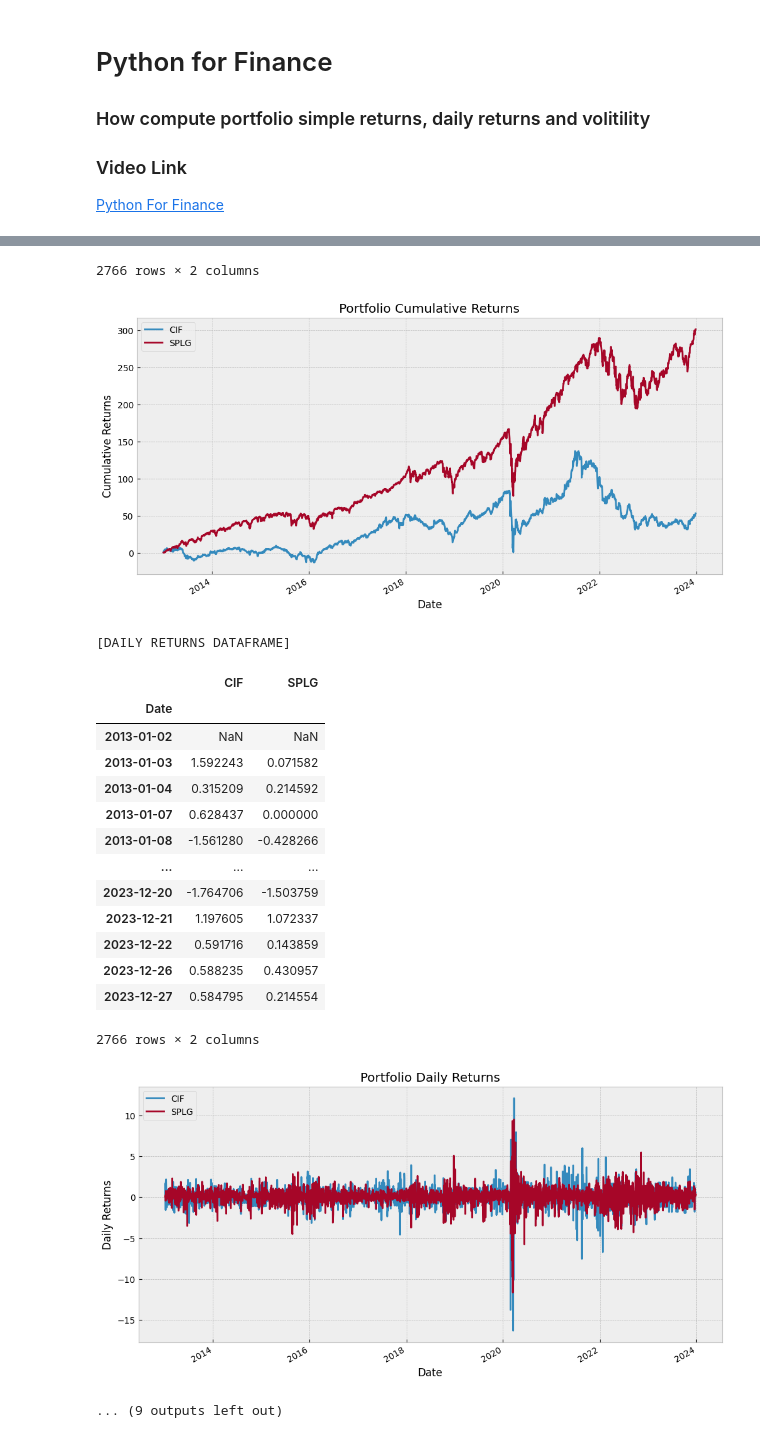
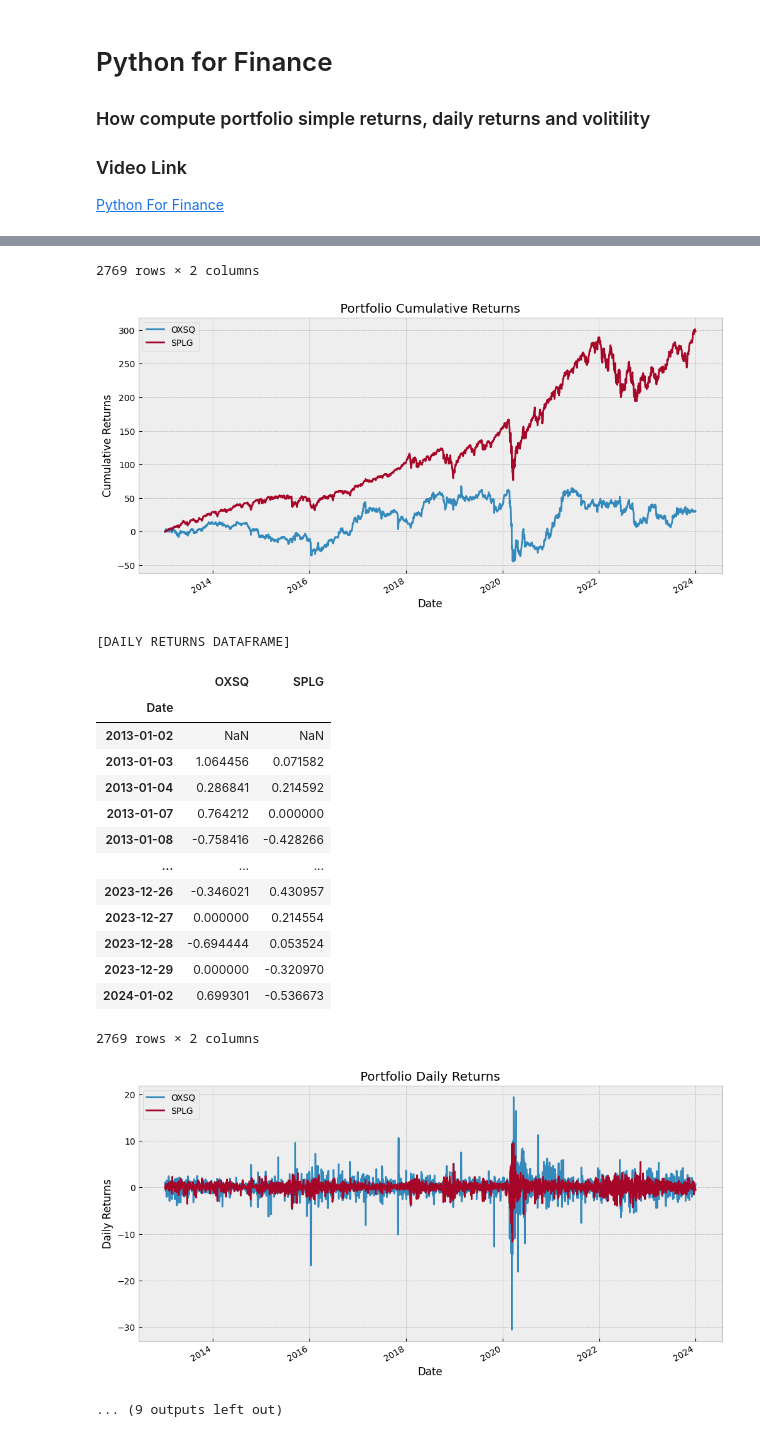
Before and after one commit to UFXtrendscalper/Dividend_Project, a Jupyter notebook: DIVIDEND DASHBOARD/STOCK_PORTFOLIO_ANALYSIS_AND_VISUALIZATION_TOOLKI.ipynb, the cells around one changed output, grey strips where cells are left out. Drawn from its saved outputs; the diff is of its cells as text; code cells hidden in the pictures.

```diff
--- a/DIVIDEND DASHBOARD/STOCK_PORTFOLIO_ANALYSIS_AND_VISUALIZATION_TOOLKI.ipynb
+++ b/DIVIDEND DASHBOARD/STOCK_PORTFOLIO_ANALYSIS_AND_VISUALIZATION_TOOLKI.ipynb
@@ -46,10 +46,11 @@ def compute_daily_returns(stock_portfolio, times_by_100= True):
         daily_ret = stock_portfolio.pct_change(1)
     return daily_ret
 
+# [RUN APP]
 def run_app():
     benchmark = 'SPLG'
     # create a protfolio - use FAANG stocks
-    stock_symbols = [benchmark, 'CIF']
+    stock_symbols = [benchmark, 'OXSQ']
     start_date = '2013-01-01'
     end_date = datetime.today().strftime('%Y-%m-%d')
     stock_portfolio = get_stock_data(stock_symbols, start_date, end_date, 'Adj Close')
@@ -141,19 +142,19 @@ if __name__ == "__main__":
-2766 rows × 2 columns
+2769 rows × 2 columns
-[figure, old version]
+[figure, new version]
 [DAILY RETURNS DATAFRAME]
-|  | CIF | SPLG |
+|  | OXSQ | SPLG |
 | Date |  |  |
 | 2013-01-02 | NaN | NaN |
-| 2013-01-03 | 1.592243 | 0.071582 |
-| 2013-01-04 | 0.315209 | 0.214592 |
-| 2013-01-07 | 0.628437 | 0.000000 |
-| 2013-01-08 | -1.561280 | -0.428266 |
+| 2013-01-03 | 1.064456 | 0.071582 |
+| 2013-01-04 | 0.286841 | 0.214592 |
+| 2013-01-07 | 0.764212 | 0.000000 |
+| 2013-01-08 | -0.758416 | -0.428266 |
 | ... | ... | ... |
-| 2023-12-20 | -1.764706 | -1.503759 |
-| 2023-12-21 | 1.197605 | 1.072337 |
-| 2023-12-22 | 0.591716 | 0.143859 |
-| 2023-12-26 | 0.588235 | 0.430957 |
-| 2023-12-27 | 0.584795 | 0.214554 |
+| 2023-12-26 | -0.346021 | 0.430957 |
+| 2023-12-27 | 0.000000 | 0.214554 |
+| 2023-12-28 | -0.694444 | 0.053524 |
+| 2023-12-29 | 0.000000 | -0.320970 |
+| 2024-01-02 | 0.699301 | -0.536673 |
-2766 rows × 2 columns
+2769 rows × 2 columns
-[figure, old version]
+[figure, new version]
 ... (9 outputs left out)
```
Also changed, not shown: parts of 1 cell of this notebook, 5 other files.
